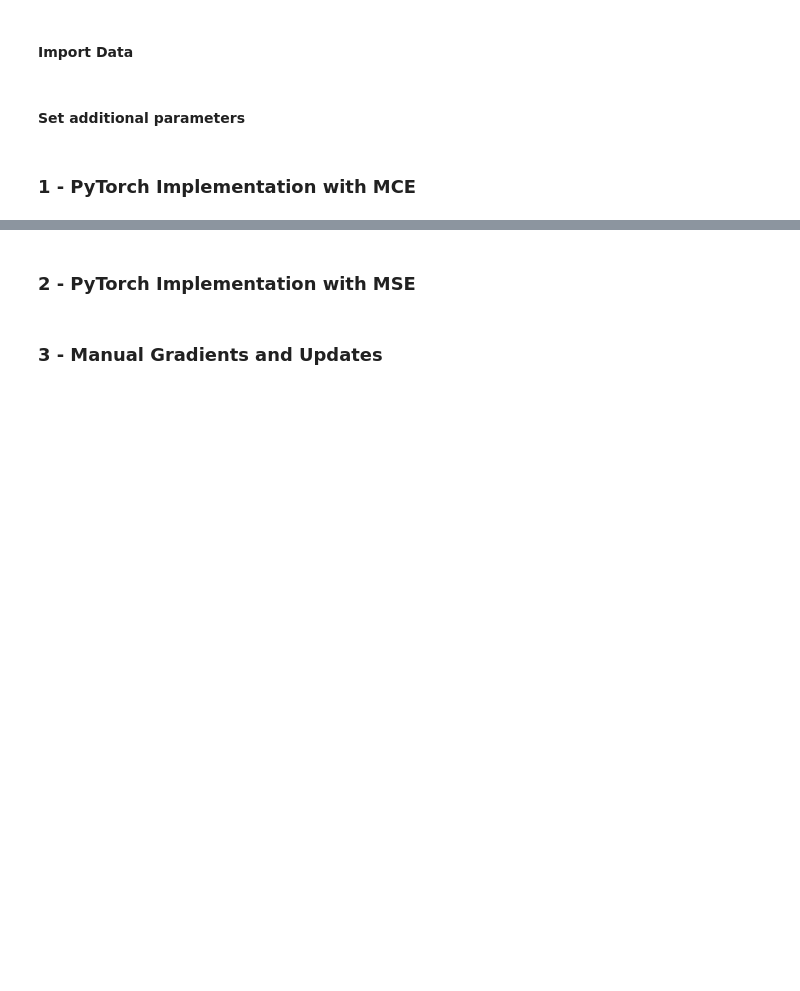
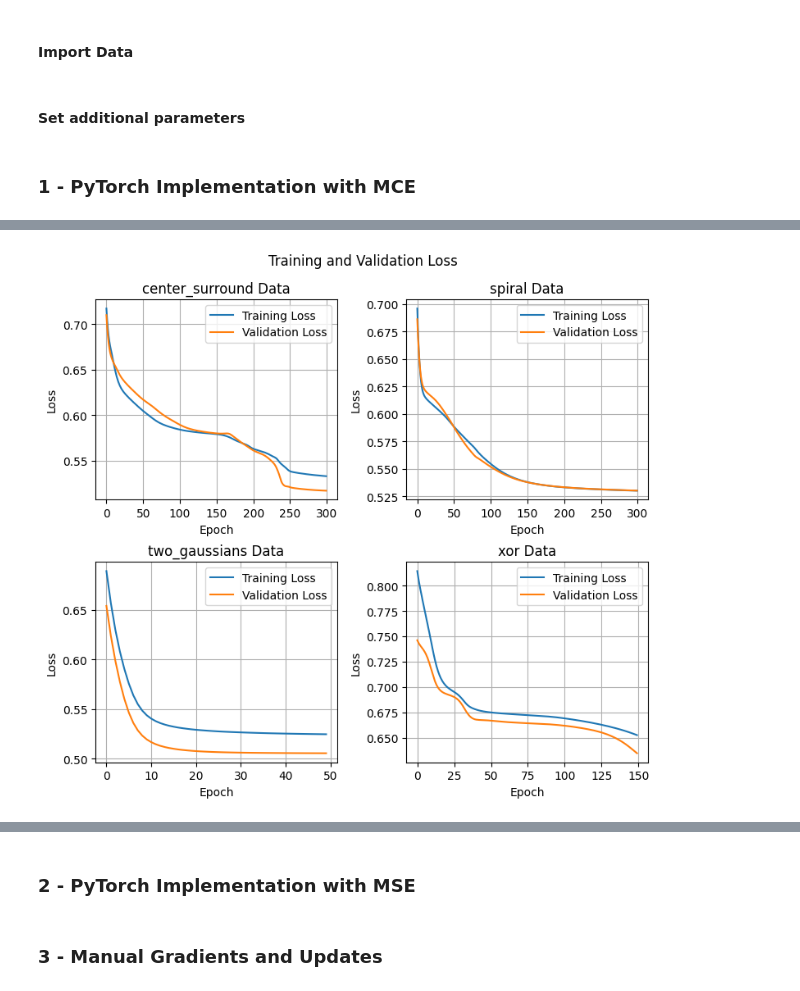
Before and after one commit to ascharie/CS349---Group8, a Jupyter notebook: HW3/Main_eric.ipynb, the cells around one changed output, grey strips where cells are left out. Drawn from its saved outputs; the diff is of its cells as text; code cells hidden in the pictures; blank space fills up the shorter version.

```diff
--- a/HW3/Main_eric.ipynb
+++ b/HW3/Main_eric.ipynb
@@ -25,3 +13,6 @@ xor_valid = pd.read_csv('xor_valid.csv')
+# %%
+data_vec_str = ['center_surround', 'spiral', 'two_gaussians', 'xor']
+data_vec = [[pd.read_csv(f'{data}_train.csv'), pd.read_csv(f'{data}_valid.csv'), pd.read_csv(f'{data}_test.csv')] for data in data_vec_str]
 # %% [markdown]
 #### Set additional parameters
 # %%
@@ -132,10 +105,0 @@ optimizer = torch.optim.Adam(model.parameters(), lr=lr)
-# %%
-training_loss = []
-validation_loss = []
-for epoch in range(epochs):
-    avg_train_loss = train_model(model, train_loader, loss_fun, optimizer, device)
-    accuracy, auc, avg_valid_loss = evaluate_model(model, valid_loader, loss_fun, device)
-    training_loss.append(avg_train_loss)
-    validation_loss.append(avg_valid_loss)
-    if ((epoch+1) % 10 == 0) or epoch == 0:
-        print(f"Epoch {epoch+1}/{epochs}, Validation Set - Accuracy: {accuracy:.4f} | AUC: {auc:.4f}")
@@ -159,4 +105,0 @@ plt.show()
-# %%
-print("Test set results:")
-accuracy, auc, avg_test_loss = evaluate_model(model, test_loader, loss_fun, device)
-print(f"Accuracy: {accuracy:.4f}, AUC: {auc:.4f}")
@@ -165,0 +137,71 @@ Accuracy: 0.7650, AUC: 0.7650
+# %%
+fig_loss, axes_loss = plt.subplots(2, 2, figsize=(8, 7))
+fig_loss.suptitle('Training and Validation Loss')
+fig_loss.tight_layout(pad=3.0)
+fig_loss.subplots_adjust(top=0.90)
+
+fig_decision, axes_decision = plt.subplots(2, 2, figsize=(8, 7))
+fig_decision.suptitle('Decision Boundary')
+fig_decision.tight_layout(pad=3.0)
+fig_decision.subplots_adjust(top=0.90)
+
+results = pd.DataFrame(columns=['Data', 'Accuracy', 'Loss', 'Batch Size', 'Shuffle', 'k', 'Learning Rate', 'Epochs'])
+
+for idx in range(len(data_vec_str)):
+    data_str = data_vec_str[idx]
+    batch_size = data_params[data_str]['batch_size']
+    shuffle = data_params[data_str]['shuffle']
+    k = data_params[data_str]['k']
+    lr = data_params[data_str]['lr']
+    epochs = data_params[data_str]['epochs']
+    print(f"Training on {data_str} data")
+
+    # set up data
+    train_loader, valid_loader, test_loader, len_features, test_data, test_target = \
+        process_data(data_vec[idx][0], data_vec[idx][1], data_vec[idx][2], batch_size, shuffle)
+
+    # set up model
+    model = FeedForward(len_features, 1, k).to(device)
+    loss_fun = nn.BCEWithLogitsLoss()
+    optimizer = torch.optim.Adam(model.parameters(), lr=lr)
+
+    # train model
+    training_loss = []
+    validation_loss = []
+    for epoch in range(epochs):
+        avg_train_loss = train_model(model, train_loader, loss_fun, optimizer, device)
+        _, accuracy, avg_valid_loss = evaluate_model(model, valid_loader, loss_fun, device)
+        training_loss.append(avg_train_loss)
+        validation_loss.append(avg_valid_loss)
+
+    # Plot training and validation loss
+    axes_loss[idx//2, idx%2].plot(training_loss, label='Training Loss')
+    axes_loss[idx//2, idx%2].plot(validation_loss, label='Validation Loss')
+    axes_loss[idx//2, idx%2].set_xlabel('Epoch')
+    axes_loss[idx//2, idx%2].set_ylabel('Loss')
+    axes_loss[idx//2, idx%2].legend()
+    axes_loss[idx//2, idx%2].grid(True)
+    axes_loss[idx//2, idx%2].set_title(f'{data_vec_str[idx]} Data')
+
+    # Evaluate model
+    predictions, accuracy, avg_test_loss = evaluate_model(model, test_loader, loss_fun, device)
+    results.loc[idx] = [data_vec_str[idx], accuracy, avg_test_loss, batch_size, shuffle, k, lr, epochs]
+
+    # Plot decision boundaries (assumes two features)
+    min1, max1 = test_data[:, 0].min()-0.1, test_data[:, 1].max()+0.1
+    min2, max2 = test_data[:, 1].min()-0.1, test_data[:, 1].max()+0.1
+    xx, yy = np.meshgrid(np.arange(min1, max1, 0.05), np.arange(min2, max2, 0.05))
+    grid = np.c_[xx.ravel(), yy.ravel()]
+    z = model(torch.tensor(grid, dtype=torch.float32).to(device)).detach().cpu().numpy()
+    zz = z.reshape(xx.shape)
+
+    binary_cmap = colors.ListedColormap(['#9ce8ff', '#ffc773'])
+    axes_decision[idx//2, idx%2].contourf(xx, yy, zz, cmap=binary_cmap, alpha=0.7)
+    axes_decision[idx//2, idx%2].scatter(test_data[:,0], test_data[:,1], c=test_target, edgecolor='k')
+    axes_decision[idx//2, idx%2].set_xlabel('x1')
+    axes_decision[idx//2, idx%2].set_ylabel('x2')
+    axes_decision[idx//2, idx%2].set_title(f'{data_vec_str[idx]} Data')
+
+plt.show()
+display(results)
+# %% [output]
@@ -165,0 +212 @@ Accuracy: 0.7650, AUC: 0.7650
+[figure, added]
```
Also changed, not shown: parts of 10 cells of this notebook.
